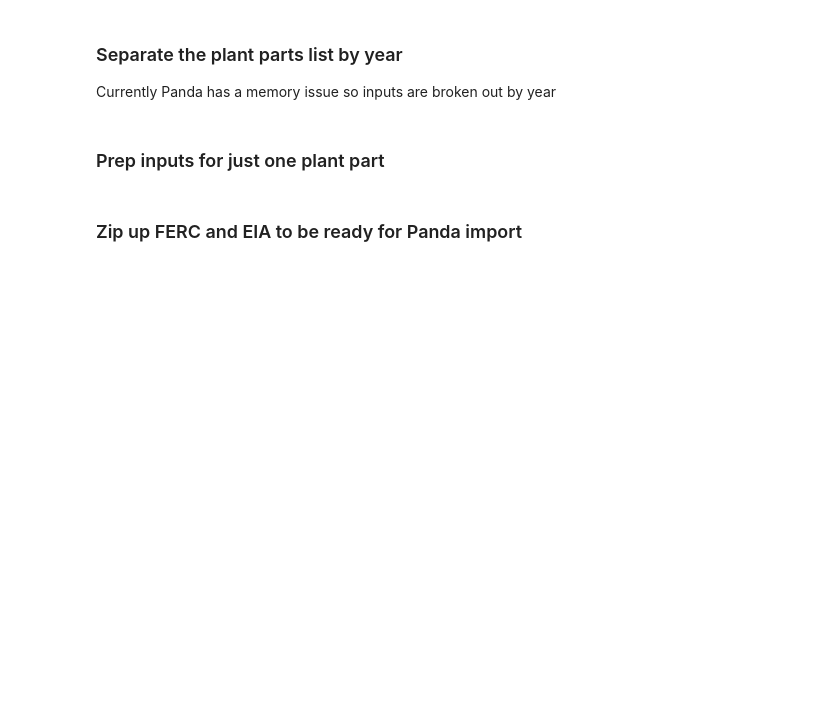
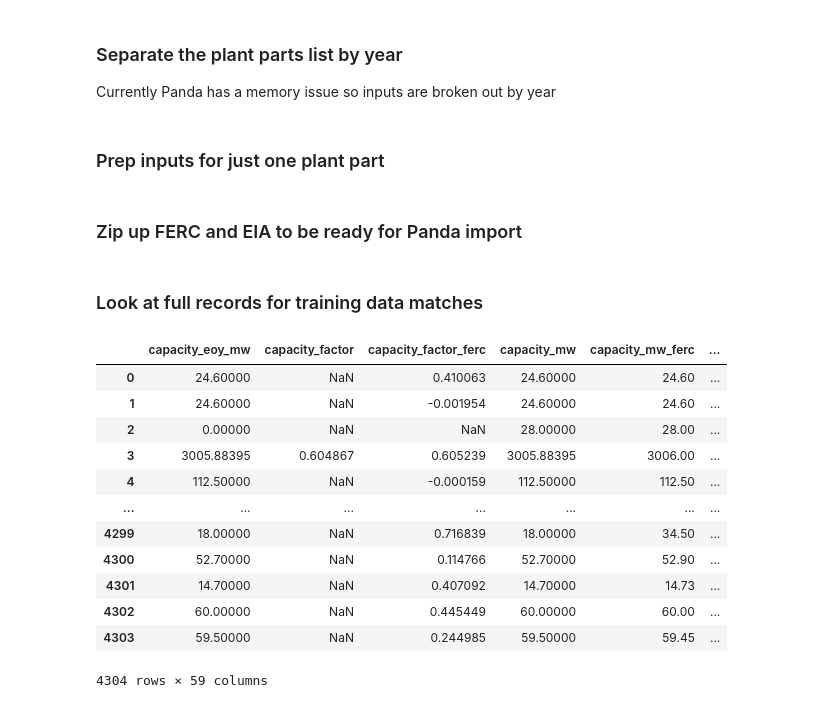
Before and after one commit to catalyst-cooperative/ccai-entity-matching, a Jupyter notebook: preprocessing.ipynb, the cells around one changed output. Saved outputs shown, nothing was run; the diff lists cells and outputs as text; code cells hidden in the pictures; blank space fills up the shorter version.

```diff
--- a/preprocessing.ipynb
+++ b/preprocessing.ipynb
@@ -184,0 +214,25 @@ zip_dfs_for_panda(small_ferc_df, small_part_df, "full_gens")
+# %% [markdown]
+### Look at full records for training data matches
+# %%
+training_labels = pd.read_csv("train_ferc1_eia.csv")
+# %%
+full_records = training_labels[["record_id_eia", "record_id_ferc1", "notes"]].join(
+    plant_parts_eia, on="record_id_eia").join(ferc_df, on="record_id_ferc1", rsuffix="_ferc")
+# %%
+full_records = full_records.reindex(sorted(full_records.columns), axis=1)
+# %%
+full_records
+# %% [output]
+|  | capacity_eoy_mw | capacity_factor | capacity_factor_ferc | capacity_mw | capacity_mw_ferc | ... |
+| 0 | 24.60000 | NaN | 0.410063 | 24.60000 | 24.60 | ... |
+| 1 | 24.60000 | NaN | -0.001954 | 24.60000 | 24.60 | ... |
+| 2 | 0.00000 | NaN | NaN | 28.00000 | 28.00 | ... |
+| 3 | 3005.88395 | 0.604867 | 0.605239 | 3005.88395 | 3006.00 | ... |
+| 4 | 112.50000 | NaN | -0.000159 | 112.50000 | 112.50 | ... |
+| ... | ... | ... | ... | ... | ... | ... |
+| 4299 | 18.00000 | NaN | 0.716839 | 18.00000 | 34.50 | ... |
+| 4300 | 52.70000 | NaN | 0.114766 | 52.70000 | 52.90 | ... |
+| 4301 | 14.70000 | NaN | 0.407092 | 14.70000 | 14.73 | ... |
+| 4302 | 60.00000 | NaN | 0.445449 | 60.00000 | 60.00 | ... |
+| 4303 | 59.50000 | NaN | 0.244985 | 59.50000 | 59.45 | ... |
+4304 rows × 59 columns
```
Also changed, not shown: parts of 14 cells of this notebook, 1 other file.
